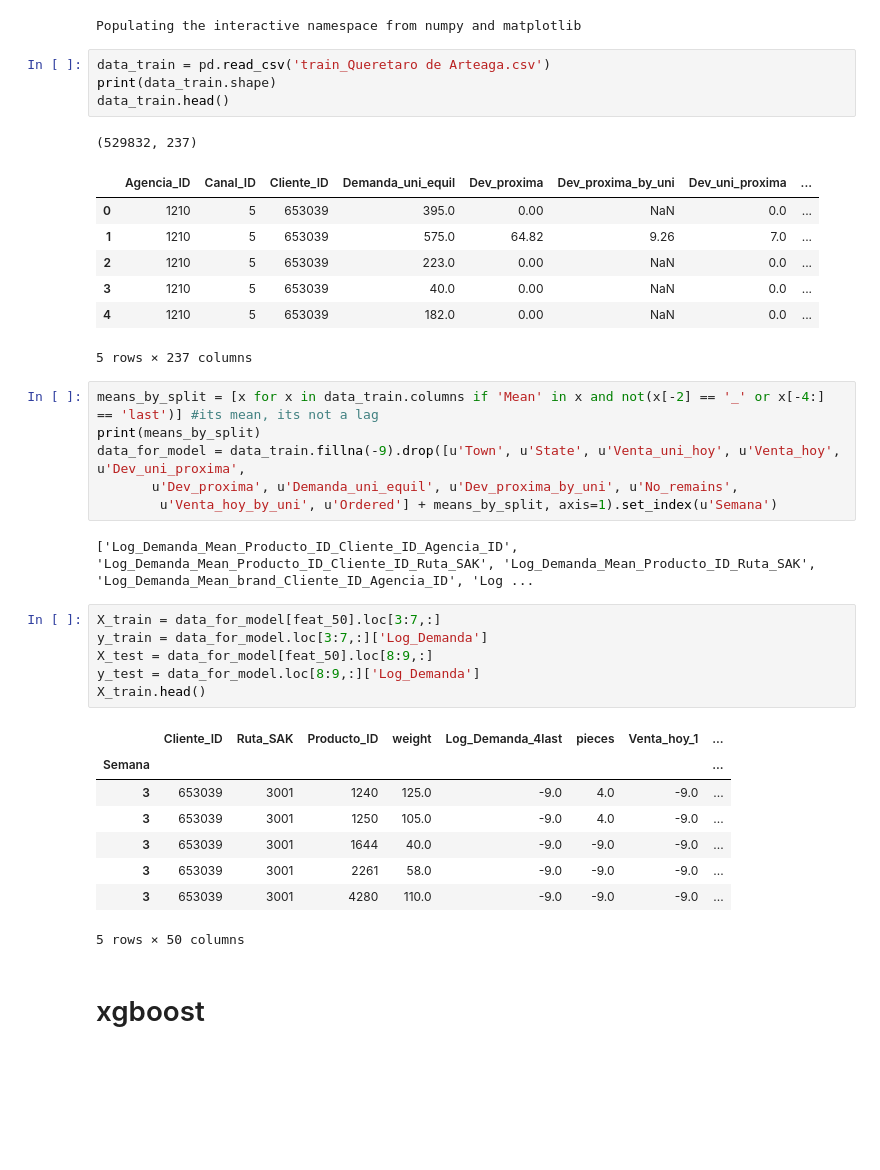
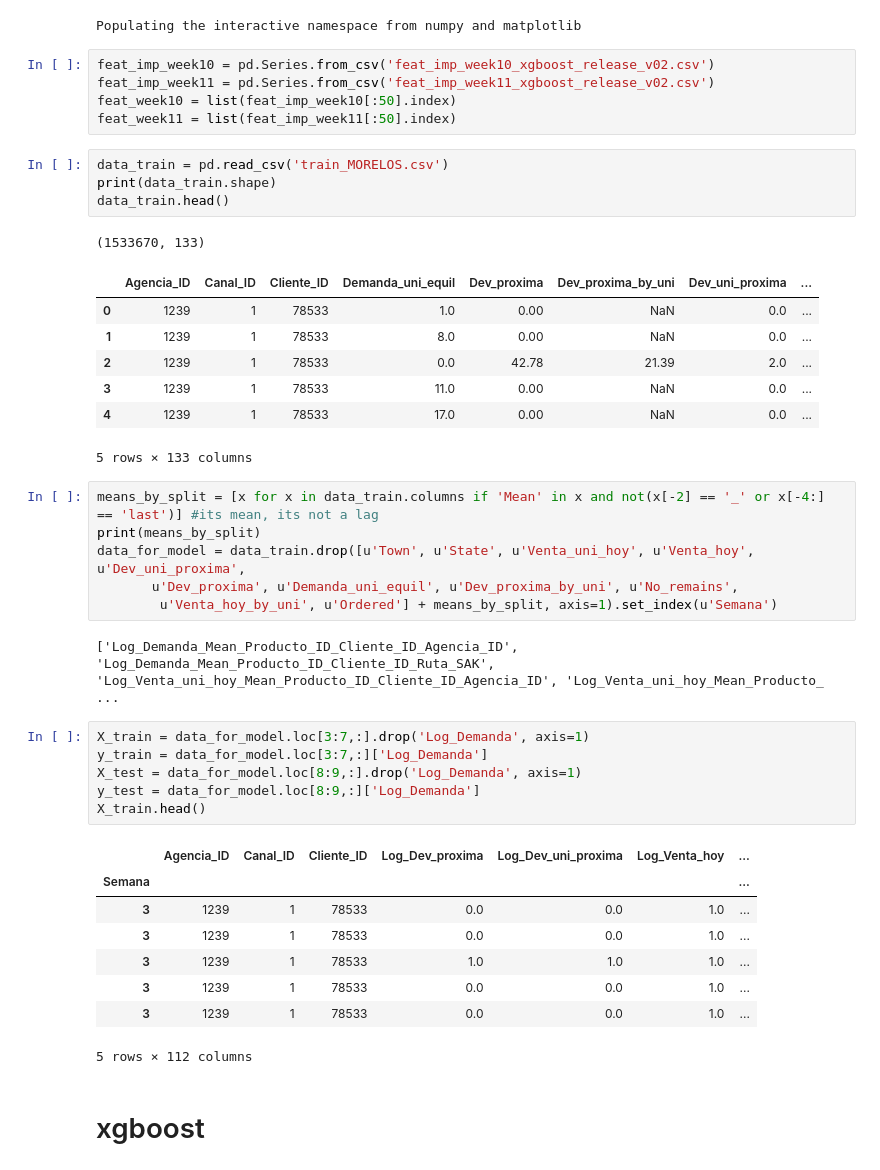
Before and after one commit to ValIlya/KB, a Jupyter notebook: models/xgboost_v2.ipynb, the cells around one changed output. Cells and saved outputs as stored; diff of their text form; blank space fills up the shorter version.

Commit message:
xgboost release v2

```diff
--- a/models/xgboost_v2.ipynb
+++ b/models/xgboost_v2.ipynb
@@ -18,42 +18,47 @@ import preprocessing_time_series as pts
 os.chdir(pts.working_dir() + 'Feature_releases/release_v02/')
 # %% [output]
 Populating the interactive namespace from numpy and matplotlib
+# %%
+feat_imp_week10 = pd.Series.from_csv('feat_imp_week10_xgboost_release_v02.csv')
+feat_imp_week11 = pd.Series.from_csv('feat_imp_week11_xgboost_release_v02.csv')
+feat_week10 = list(feat_imp_week10[:50].index)
+feat_week11 = list(feat_imp_week11[:50].index)
 # %%
-data_train = pd.read_csv('train_Queretaro de Arteaga.csv')
+data_train = pd.read_csv('train_MORELOS.csv')
 print(data_train.shape)
 data_train.head()
 # %% [output]
-(529832, 237)
+(1533670, 133)
 |  | Agencia_ID | Canal_ID | Cliente_ID | Demanda_uni_equil | Dev_proxima | Dev_proxima_by_uni | Dev_uni_proxima | ... |
-| 0 | 1210 | 5 | 653039 | 395.0 | 0.00 | NaN | 0.0 | ... |
-| 1 | 1210 | 5 | 653039 | 575.0 | 64.82 | 9.26 | 7.0 | ... |
-| 2 | 1210 | 5 | 653039 | 223.0 | 0.00 | NaN | 0.0 | ... |
-| 3 | 1210 | 5 | 653039 | 40.0 | 0.00 | NaN | 0.0 | ... |
-| 4 | 1210 | 5 | 653039 | 182.0 | 0.00 | NaN | 0.0 | ... |
+| 0 | 1239 | 1 | 78533 | 1.0 | 0.00 | NaN | 0.0 | ... |
+| 1 | 1239 | 1 | 78533 | 8.0 | 0.00 | NaN | 0.0 | ... |
+| 2 | 1239 | 1 | 78533 | 0.0 | 42.78 | 21.39 | 2.0 | ... |
+| 3 | 1239 | 1 | 78533 | 11.0 | 0.00 | NaN | 0.0 | ... |
+| 4 | 1239 | 1 | 78533 | 17.0 | 0.00 | NaN | 0.0 | ... |
-5 rows × 237 columns
+5 rows × 133 columns
 # %%
 means_by_split = [x for x in data_train.columns if 'Mean' in x and not(x[-2] == '_' or x[-4:] == 'last')] #its mean, its not a lag
 print(means_by_split)
-data_for_model = data_train.fillna(-9).drop([u'Town', u'State', u'Venta_uni_hoy', u'Venta_hoy', u'Dev_uni_proxima',
+data_for_model = data_train.drop([u'Town', u'State', u'Venta_uni_hoy', u'Venta_hoy', u'Dev_uni_proxima',
        u'Dev_proxima', u'Demanda_uni_equil', u'Dev_proxima_by_uni', u'No_remains',
         u'Venta_hoy_by_uni', u'Ordered'] + means_by_split, axis=1).set_index(u'Semana')
 # %% [output]
-['Log_Demanda_Mean_Producto_ID_Cliente_ID_Agencia_ID', 'Log_Demanda_Mean_Producto_ID_Cliente_ID_Ruta_SAK', 'Log_Demanda_Mean_Producto_ID_Ruta_SAK', 'Log_Demanda_Mean_brand_Cliente_ID_Agencia_ID', 'Log ...
+['Log_Demanda_Mean_Producto_ID_Cliente_ID_Agencia_ID', 'Log_Demanda_Mean_Producto_ID_Cliente_ID_Ruta_SAK', 'Log_Venta_uni_hoy_Mean_Producto_ID_Cliente_ID_Agencia_ID', 'Log_Venta_uni_hoy_Mean_Producto_ ...
 # %%
-X_train = data_for_model[feat_50].loc[3:7,:]
+X_train = data_for_model.loc[3:7,:].drop('Log_Demanda', axis=1)
 y_train = data_for_model.loc[3:7,:]['Log_Demanda']
-X_test = data_for_model[feat_50].loc[8:9,:]
+X_test = data_for_model.loc[8:9,:].drop('Log_Demanda', axis=1)
 y_test = data_for_model.loc[8:9,:]['Log_Demanda']
 X_train.head()
 # %% [output]
-|  | Cliente_ID | Ruta_SAK | Producto_ID | weight | Log_Demanda_4last | pieces | Venta_hoy_1 | ... |
-| Semana |  |  |  |  |  |  |  | ... |
-| 3 | 653039 | 3001 | 1240 | 125.0 | -9.0 | 4.0 | -9.0 | ... |
-| 3 | 653039 | 3001 | 1250 | 105.0 | -9.0 | 4.0 | -9.0 | ... |
-| 3 | 653039 | 3001 | 1644 | 40.0 | -9.0 | -9.0 | -9.0 | ... |
-| 3 | 653039 | 3001 | 2261 | 58.0 | -9.0 | -9.0 | -9.0 | ... |
-| 3 | 653039 | 3001 | 4280 | 110.0 | -9.0 | -9.0 | -9.0 | ... |
+|  | Agencia_ID | Canal_ID | Cliente_ID | Log_Dev_proxima | Log_Dev_uni_proxima | Log_Venta_hoy | ... |
+| Semana |  |  |  |  |  |  | ... |
+| 3 | 1239 | 1 | 78533 | 0.0 | 0.0 | 1.0 | ... |
+| 3 | 1239 | 1 | 78533 | 0.0 | 0.0 | 1.0 | ... |
+| 3 | 1239 | 1 | 78533 | 1.0 | 1.0 | 1.0 | ... |
+| 3 | 1239 | 1 | 78533 | 0.0 | 0.0 | 1.0 | ... |
+| 3 | 1239 | 1 | 78533 | 0.0 | 0.0 | 1.0 | ... |
-5 rows × 50 columns
+5 rows × 112 columns
 # %% [markdown]
 # xgboost
 # %% [markdown]
```
Also changed, not shown: parts of 10 cells of this notebook, 1 other file.
